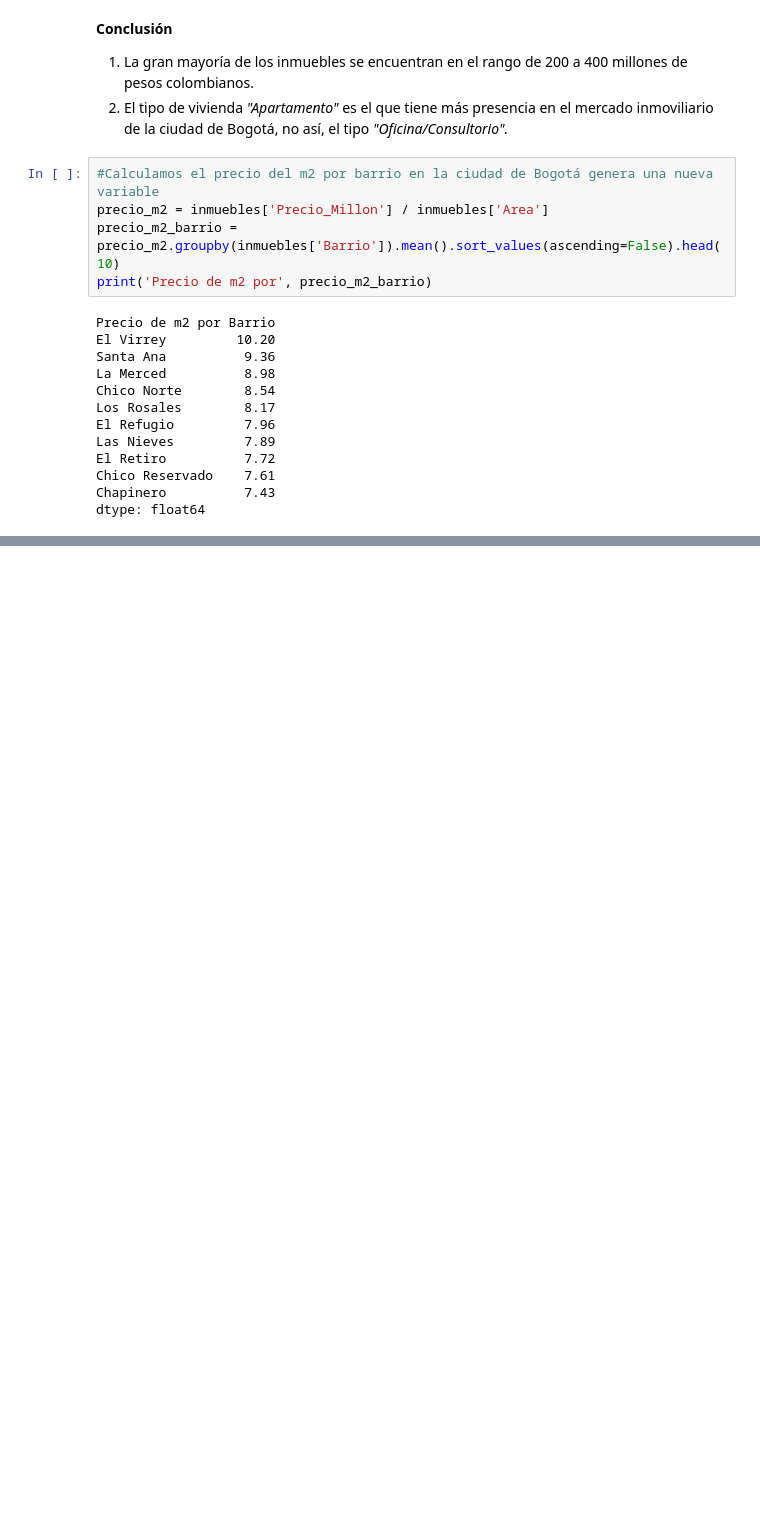
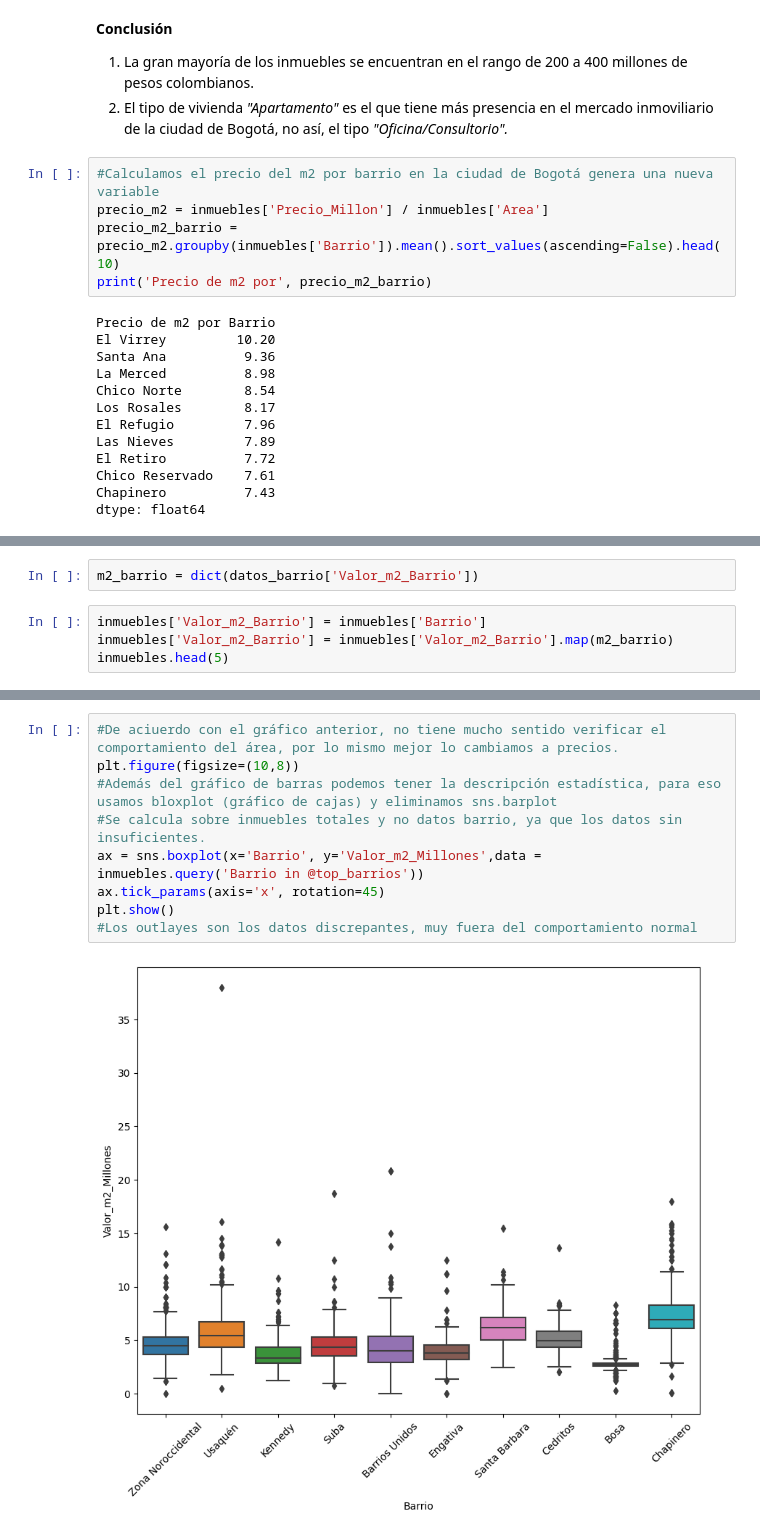
Before and after one commit to costimedina/inmersion-datos-alura, a Jupyter notebook: INMERSION_DATOS_AULA.ipynb, the cells around one changed output, grey strips where cells are left out. Cells and saved outputs as stored; diff of their text form; blank space fills up the shorter version.

```diff
--- a/INMERSION_DATOS_AULA.ipynb
+++ b/INMERSION_DATOS_AULA.ipynb
@@ -628,0 +707,6 @@ plt.show()
+# %%
+m2_barrio = dict(datos_barrio['Valor_m2_Barrio'])
+# %%
+inmuebles['Valor_m2_Barrio'] = inmuebles['Barrio']
+inmuebles['Valor_m2_Barrio'] = inmuebles['Valor_m2_Barrio'].map(m2_barrio)
+inmuebles.head(5)
@@ -628,0 +761,11 @@ plt.show()
+# %%
+#De aciuerdo con el gráfico anterior, no tiene mucho sentido verificar el comportamiento del área, por lo mismo mejor lo cambiamos a precios.
+plt.figure(figsize=(10,8))
+#Además del gráfico de barras podemos tener la descripción estadística, para eso usamos bloxplot (gráfico de cajas) y eliminamos sns.barplot
+#Se calcula sobre inmuebles totales y no datos barrio, ya que los datos sin insuficientes.
+ax = sns.boxplot(x='Barrio', y='Valor_m2_Millones',data = inmuebles.query('Barrio in @top_barrios'))
+ax.tick_params(axis='x', rotation=45)
+plt.show()
+#Los outlayes son los datos discrepantes, muy fuera del comportamiento normal
+# %% [output]
+[figure, added]
```
Also changed, not shown: parts of 37 cells of this notebook.
